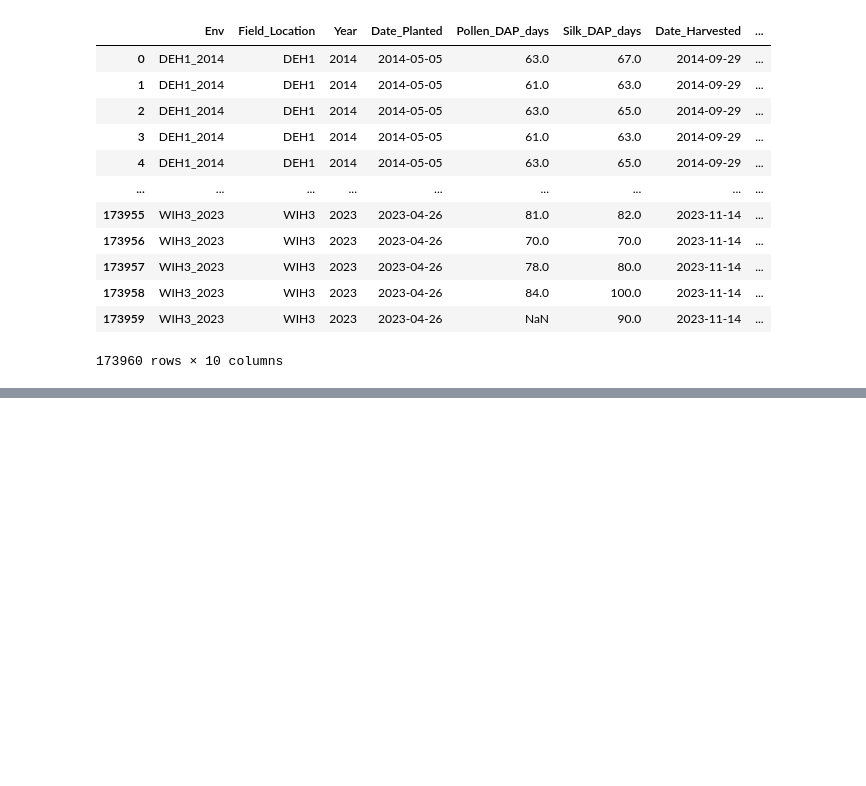
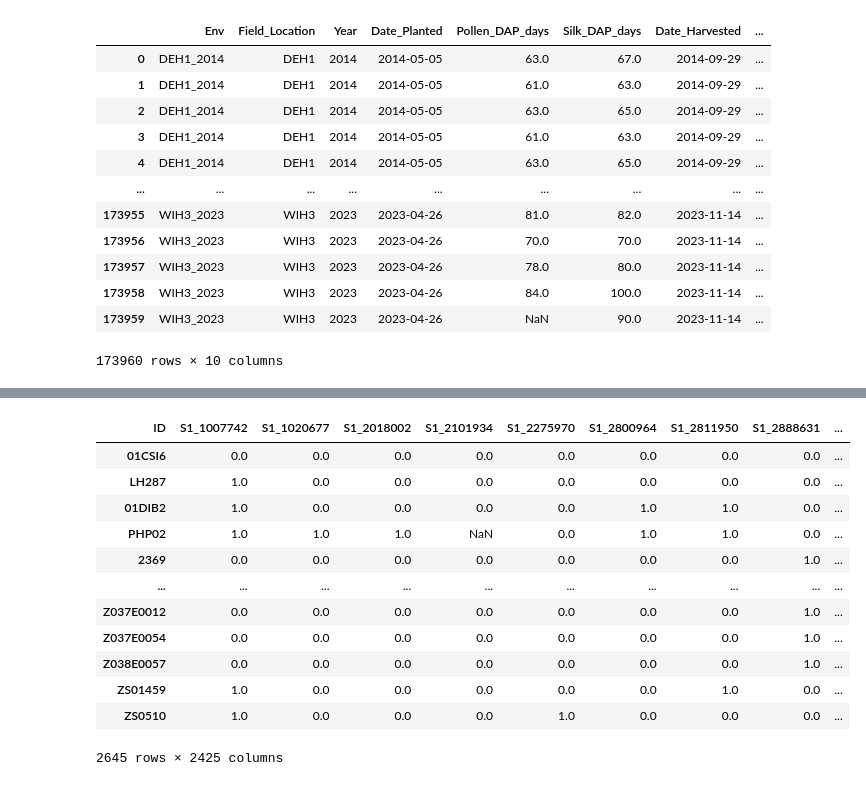
Before and after one commit to irischow403/UIUCDigitalHand, a Jupyter notebook: data_cleaning/janitor.ipynb, the cells around one changed output, grey strips where cells are left out. Drawn from its saved outputs; the diff is of its cells as text; code cells hidden in the pictures; blank space fills up the shorter version.

```diff
--- a/data_cleaning/janitor.ipynb
+++ b/data_cleaning/janitor.ipynb
@@ -187,0 +307,41 @@ et_input
+# %%
+inbred_lines = np.asarray(list(dict.fromkeys(inbreed for col in genetic_df.columns[3:].str.split('/') for inbreed in col)))
+inbred_data = pd.DataFrame(columns=genetic_df['ID'], index=inbred_lines, dtype=float)
+for col in tqdm(genetic_df.columns[3:], desc='Reformatting Data'):
+    p1, p2 = col.split('/')
+    split_data = genetic_df[col].str.split('/', expand=True)
+    split_data = split_data.replace('.', np.nan).astype(float).set_index(genetic_df['ID'])
+
+    # if inbred_data.loc[p1].any():
+    #     valid_indices = inbred_data.loc[p1].notna() & split_data[0].T.notna()
+    #     same_data = split_data[0].T[valid_indices] == inbred_data.loc[p1][valid_indices]
+    #     diff = pd.DataFrame({'old': inbred_data.loc[p1][valid_indices][~same_data], 'new': split_data[0].T[valid_indices][~same_data]})
+    #     if not same_data.all():
+    #         print(f'{p1=:<25} ({(~same_data).sum()} Swapped Values). Keeping Old Data.')
+
+    # if inbred_data.loc[p2].any():
+    #     valid_indices = inbred_data.loc[p2].notna() & split_data[1].T.notna()
+    #     same_data = split_data[1].T[valid_indices] == inbred_data.loc[p2][valid_indices]
+    #     diff = pd.DataFrame({'old': inbred_data.loc[p2][valid_indices][~same_data], 'new': split_data[1].T[valid_indices][~same_data]})
+    #     if not same_data.all():
+    #         print(f'{p2=:<25} ({(~same_data).sum()} Swapped Values). Keeping Old Data.')
+
+    # inbred_data.loc[[p1, p2]] = inbred_data.loc[[p1, p2]].fillna(split_data.T)
+    inbred_data.loc[p1] = inbred_data.loc[p1].fillna(split_data[0].T)
+    inbred_data.loc[p2] = inbred_data.loc[p2].fillna(split_data[1].T)
+
+inbred_data
+# %% [output]
+| ID | S1_1007742 | S1_1020677 | S1_2018002 | S1_2101934 | S1_2275970 | S1_2800964 | S1_2811950 | S1_2888631 | ... |
+| 01CSI6 | 0.0 | 0.0 | 0.0 | 0.0 | 0.0 | 0.0 | 0.0 | 0.0 | ... |
+| LH287 | 1.0 | 0.0 | 0.0 | 0.0 | 0.0 | 0.0 | 0.0 | 0.0 | ... |
+| 01DIB2 | 1.0 | 0.0 | 0.0 | 0.0 | 0.0 | 1.0 | 1.0 | 0.0 | ... |
+| PHP02 | 1.0 | 1.0 | 1.0 | NaN | 0.0 | 1.0 | 1.0 | 0.0 | ... |
+| 2369 | 0.0 | 0.0 | 0.0 | 0.0 | 0.0 | 0.0 | 0.0 | 1.0 | ... |
+| ... | ... | ... | ... | ... | ... | ... | ... | ... | ... |
+| Z037E0012 | 0.0 | 0.0 | 0.0 | 0.0 | 0.0 | 0.0 | 0.0 | 1.0 | ... |
+| Z037E0054 | 0.0 | 0.0 | 0.0 | 0.0 | 0.0 | 0.0 | 0.0 | 1.0 | ... |
+| Z038E0057 | 0.0 | 0.0 | 0.0 | 0.0 | 0.0 | 0.0 | 0.0 | 1.0 | ... |
+| ZS01459 | 1.0 | 0.0 | 0.0 | 0.0 | 0.0 | 0.0 | 1.0 | 0.0 | ... |
+| ZS0510 | 1.0 | 0.0 | 0.0 | 0.0 | 1.0 | 0.0 | 0.0 | 0.0 | ... |
+2645 rows × 2425 columns
```
Also changed, not shown: parts of 14 cells of this notebook, 5 other files.
